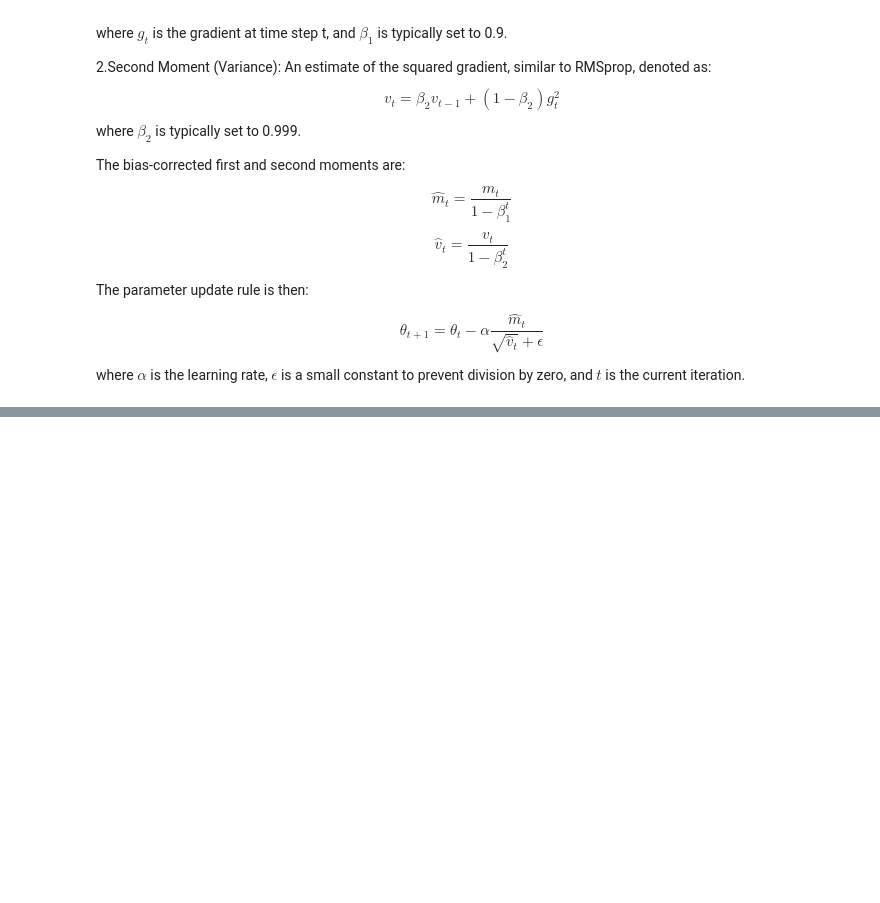
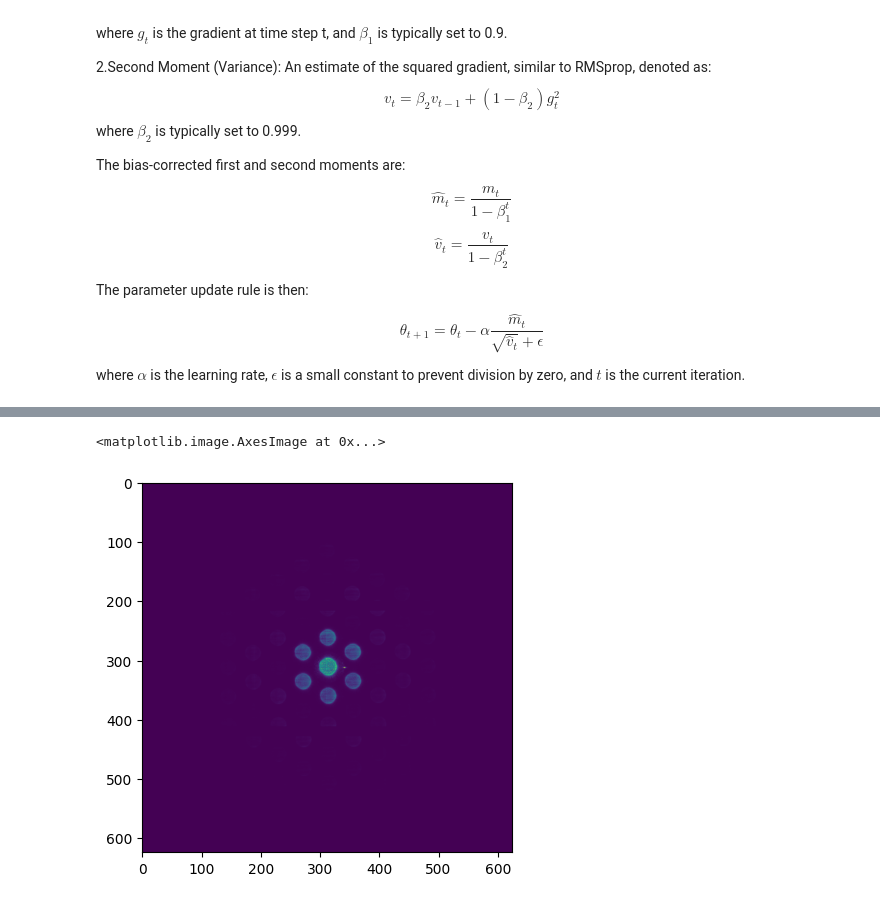
Before and after one commit to Astroxzh/CI-Project, a Jupyter notebook: Project_Ptychography.ipynb, the cells around one changed output, grey strips where cells are left out. Cells and saved outputs as stored; diff of their text form; code cells hidden in the pictures; blank space fills up the shorter version.

```diff
--- a/Project_Ptychography.ipynb
+++ b/Project_Ptychography.ipynb
@@ -283,0 +294,5 @@ obj = jnp.copy(initial_obj_guess)
+# %%
+plt.imshow(bcg)
+# %% [output]
+<matplotlib.image.AxesImage at 0x...>
+[figure, added]
```
Also changed, not shown: parts of 7 cells of this notebook, 1 other file.
